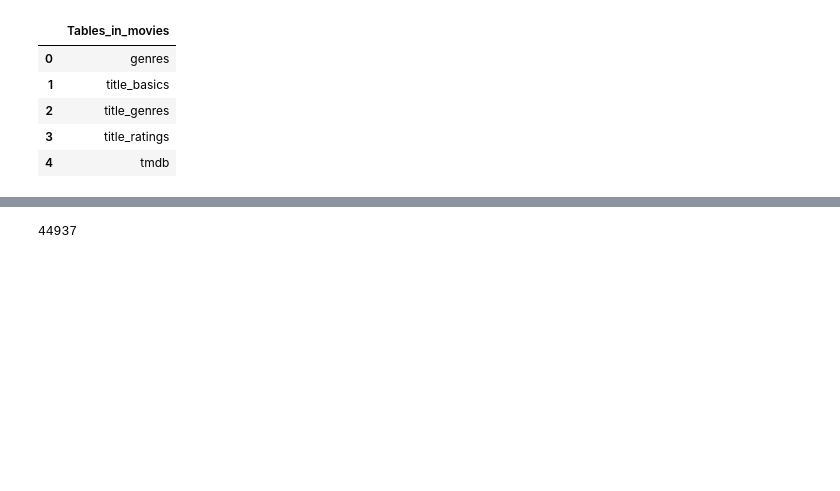
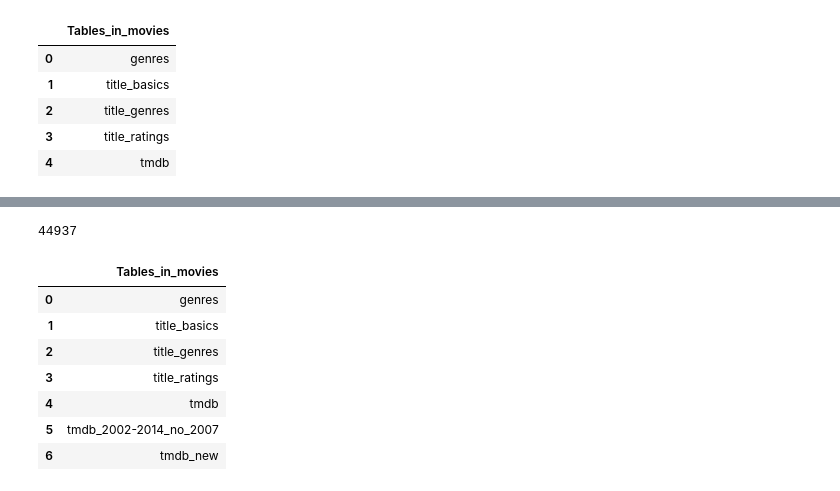
Before and after one commit to fid2445/Project-3-, a Jupyter notebook: Mike Fiddler Project 3 Part 3.ipynb, the cells around one changed output, grey strips where cells are left out. Drawn from its saved outputs; the diff is of its cells as text; code cells hidden in the pictures; blank space fills up the shorter version.

```diff
--- a/Mike Fiddler Project 3 Part 3.ipynb
+++ b/Mike Fiddler Project 3 Part 3.ipynb
@@ -418,4 +418,16 @@ df
-# %%
-df.to_sql('tmdb_2002-2014_no_2007', engine, if_exists='replace',index=False)
-# %% [output]
-44937
+# %%
+df.to_sql('tmdb_new', engine, if_exists='replace',index=False)
+# %% [output]
+44937
+# %%
+q = """SHOW TABLES;"""
+pd.read_sql(q, engine)
+# %% [output]
+|  | Tables_in_movies |
+| 0 | genres |
+| 1 | title_basics |
+| 2 | title_genres |
+| 3 | title_ratings |
+| 4 | tmdb |
+| 5 | tmdb_2002-2014_no_2007 |
+| 6 | tmdb_new |
```
Also changed, not shown: parts of 7 cells of this notebook, 2 other files.
